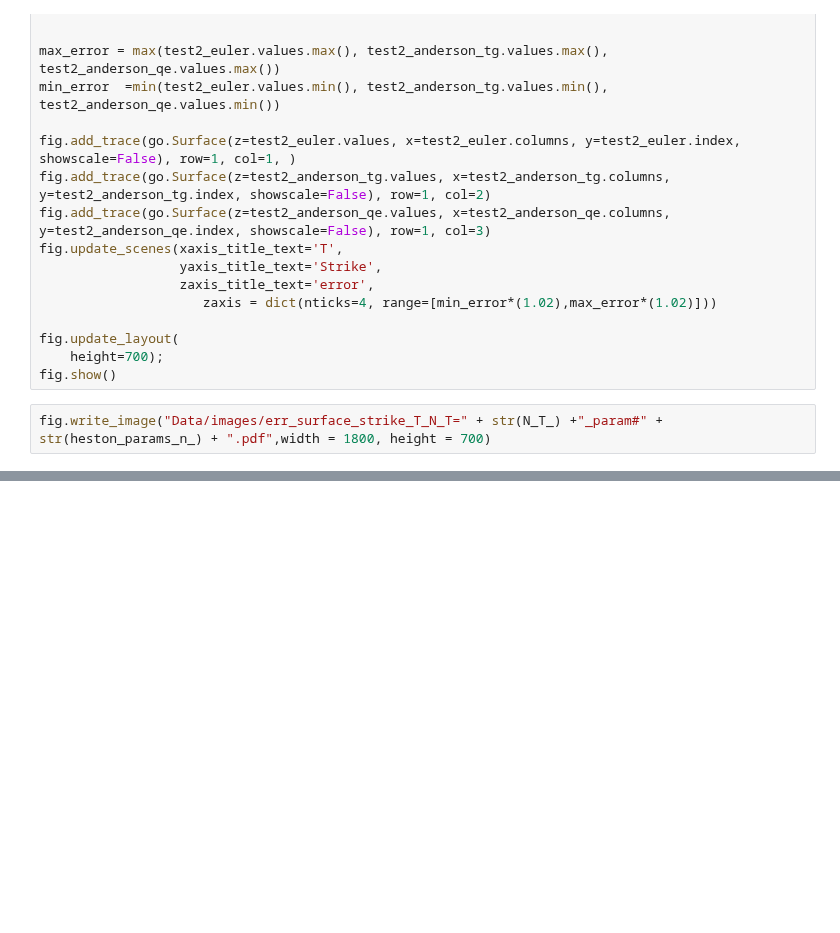
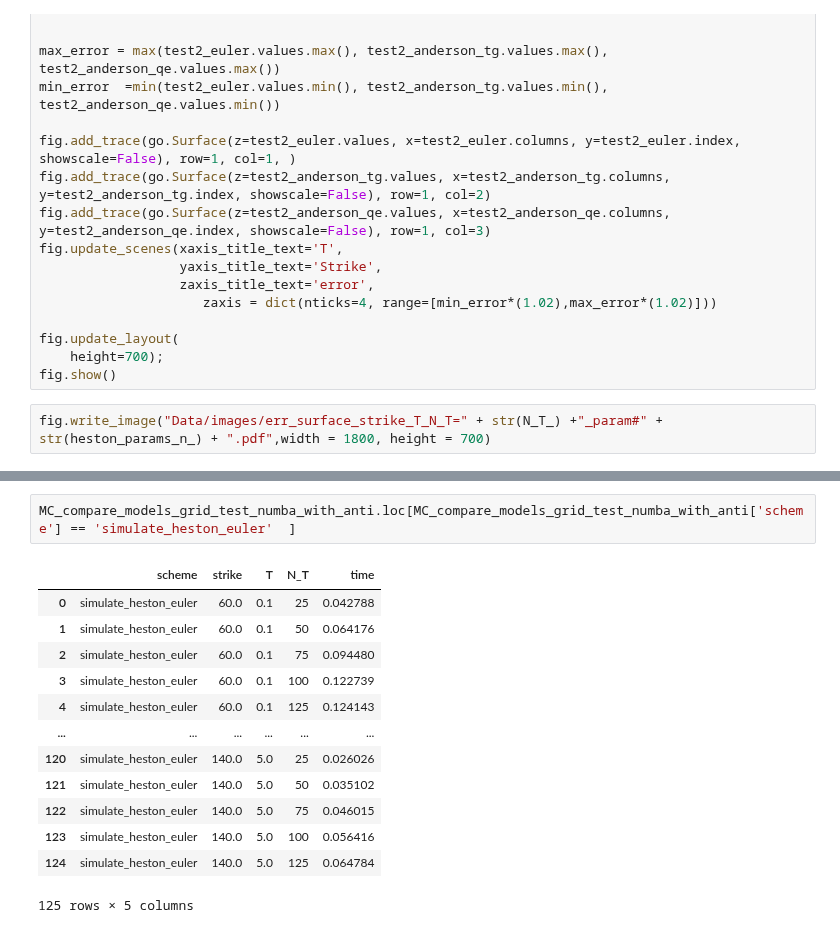
Before and after one commit to ArtemySazonov/Stochastic-Volatility-Models, a Jupyter notebook: Code/evaluation.ipynb, the cells around one changed output, grey strips where cells are left out. Saved outputs shown, nothing was run; the diff lists cells and outputs as text; blank space fills up the shorter version.

```diff
--- a/Code/evaluation.ipynb
+++ b/Code/evaluation.ipynb
@@ -403,0 +425,16 @@ fig.write_image("Data/images/err_surface_strike_T_N_T=" + str(N_T_) +"_param#" +
+# %%
+MC_compare_models_grid_test_numba_with_anti.loc[MC_compare_models_grid_test_numba_with_anti['scheme'] == 'simulate_heston_euler'  ]
+# %% [output]
+|  | scheme | strike | T | N_T | time |
+| 0 | simulate_heston_euler | 60.0 | 0.1 | 25 | 0.042788 |
+| 1 | simulate_heston_euler | 60.0 | 0.1 | 50 | 0.064176 |
+| 2 | simulate_heston_euler | 60.0 | 0.1 | 75 | 0.094480 |
+| 3 | simulate_heston_euler | 60.0 | 0.1 | 100 | 0.122739 |
+| 4 | simulate_heston_euler | 60.0 | 0.1 | 125 | 0.124143 |
+| ... | ... | ... | ... | ... | ... |
+| 120 | simulate_heston_euler | 140.0 | 5.0 | 25 | 0.026026 |
+| 121 | simulate_heston_euler | 140.0 | 5.0 | 50 | 0.035102 |
+| 122 | simulate_heston_euler | 140.0 | 5.0 | 75 | 0.046015 |
+| 123 | simulate_heston_euler | 140.0 | 5.0 | 100 | 0.056416 |
+| 124 | simulate_heston_euler | 140.0 | 5.0 | 125 | 0.064784 |
+125 rows × 5 columns
```
Also changed, not shown: parts of 9 cells of this notebook, 5 other files.
